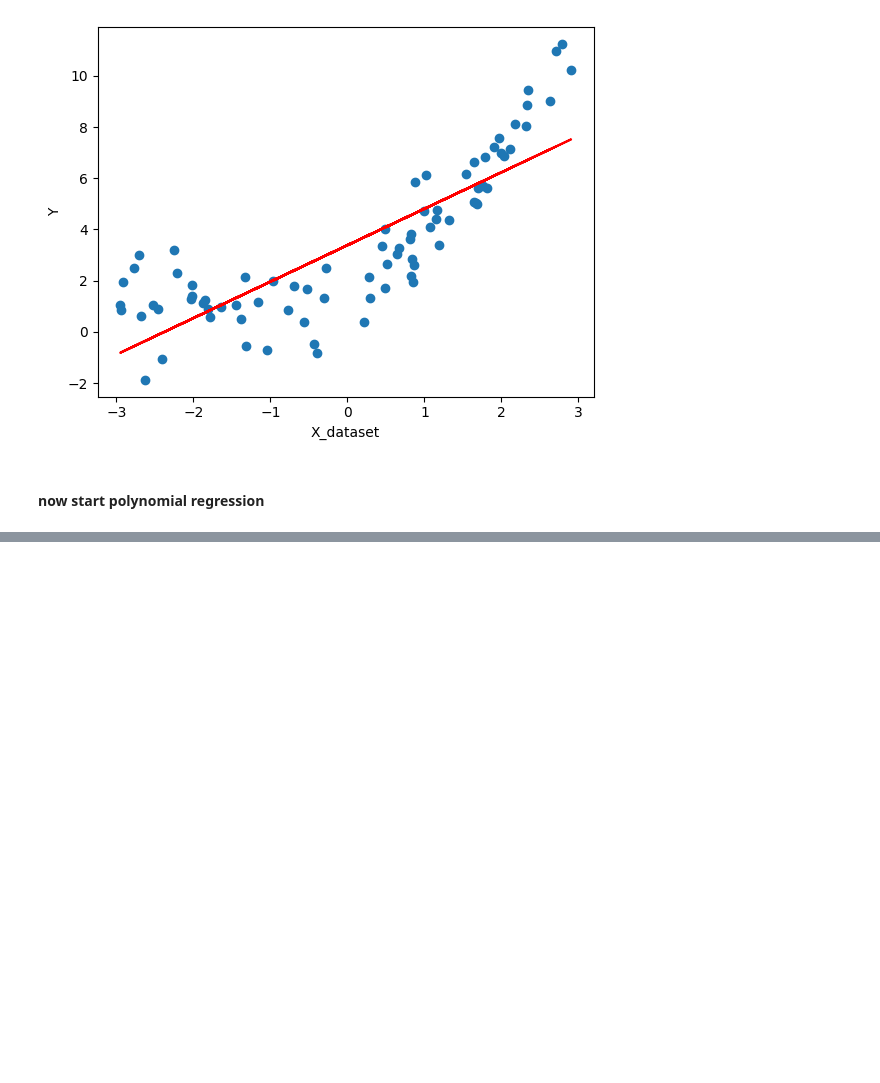
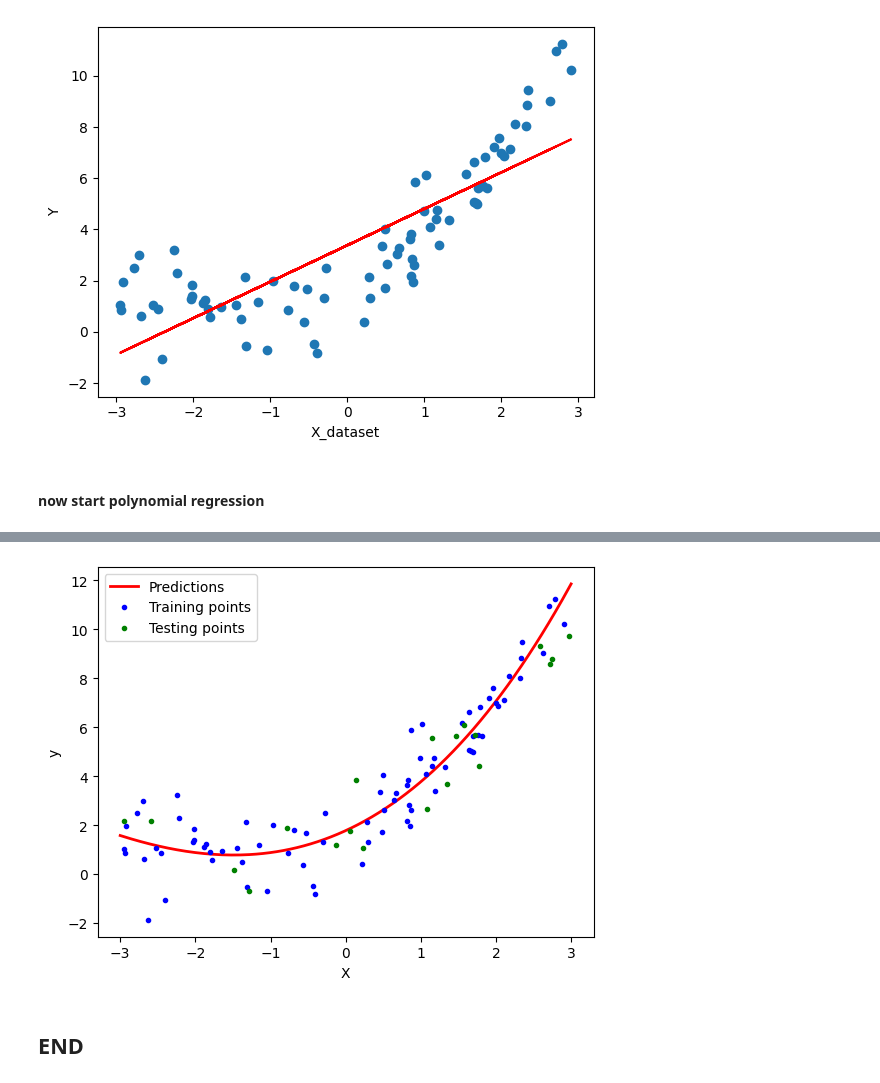
Before and after one commit to himan1009/ML_UPDATED, a Jupyter notebook: linear_regression/polynomial_regression_implementation.ipynb, the cells around one changed output, grey strips where cells are left out. Drawn from its saved outputs; the diff is of its cells as text; code cells hidden in the pictures; blank space fills up the shorter version.

```diff
--- a/linear_regression/polynomial_regression_implementation.ipynb
+++ b/linear_regression/polynomial_regression_implementation.ipynb
@@ -54,0 +137,5 @@ X_test_poly=poly.transform(X_test)
+# %%
+from sklearn.preprocessing import PolynomialFeatures
+poly=PolynomialFeatures(degree=3, include_bias=True)
+X_train_poly=poly.fit_transform(X_train)
+X_test_poly=poly.transform(X_test)
@@ -54,0 +162,16 @@ X_test_poly=poly.transform(X_test)
+# %%
+from sklearn.linear_model import LinearRegression
+from sklearn.metrics import r2_score
+
+# Create the model instance
+regression = LinearRegression()  # ← parenthesis was missing
+
+# Fit the model
+regression.fit(X_train_poly, y_train)
+
+# Predict using the model
+y_pred = regression.predict(X_test_poly)
+
+# Calculate R² score
+score = r2_score(y_test, y_pred)
+print(score)
@@ -54,0 +182,4 @@ X_test_poly=poly.transform(X_test)
+# %%
+X_new=np.linspace(-3, 3, 200).reshape(200, 1)
+X_new_poly=poly.transform(X_new)
+X_new_poly
@@ -54,0 +204,22 @@ X_test_poly=poly.transform(X_test)
+# %%
+# Predict using new polynomial features
+y_new = regression.predict(X_new_poly)
+
+# Plot predictions
+plt.plot(X_new, y_new, "r-", linewidth=2, label="Predictions")
+
+# Plot training data
+plt.plot(X_train, y_train, "b.", label="Training points")
+
+# Plot testing data
+plt.plot(X_test, y_test, "g.", label="Testing points")
+
+# Add axis labels and legend
+plt.xlabel("X")
+plt.ylabel("y")
+plt.legend()
+plt.show()
+# %% [output]
+[figure, added]
+# %% [markdown]
+## END
```
Also changed, not shown: parts of 12 cells of this notebook.
